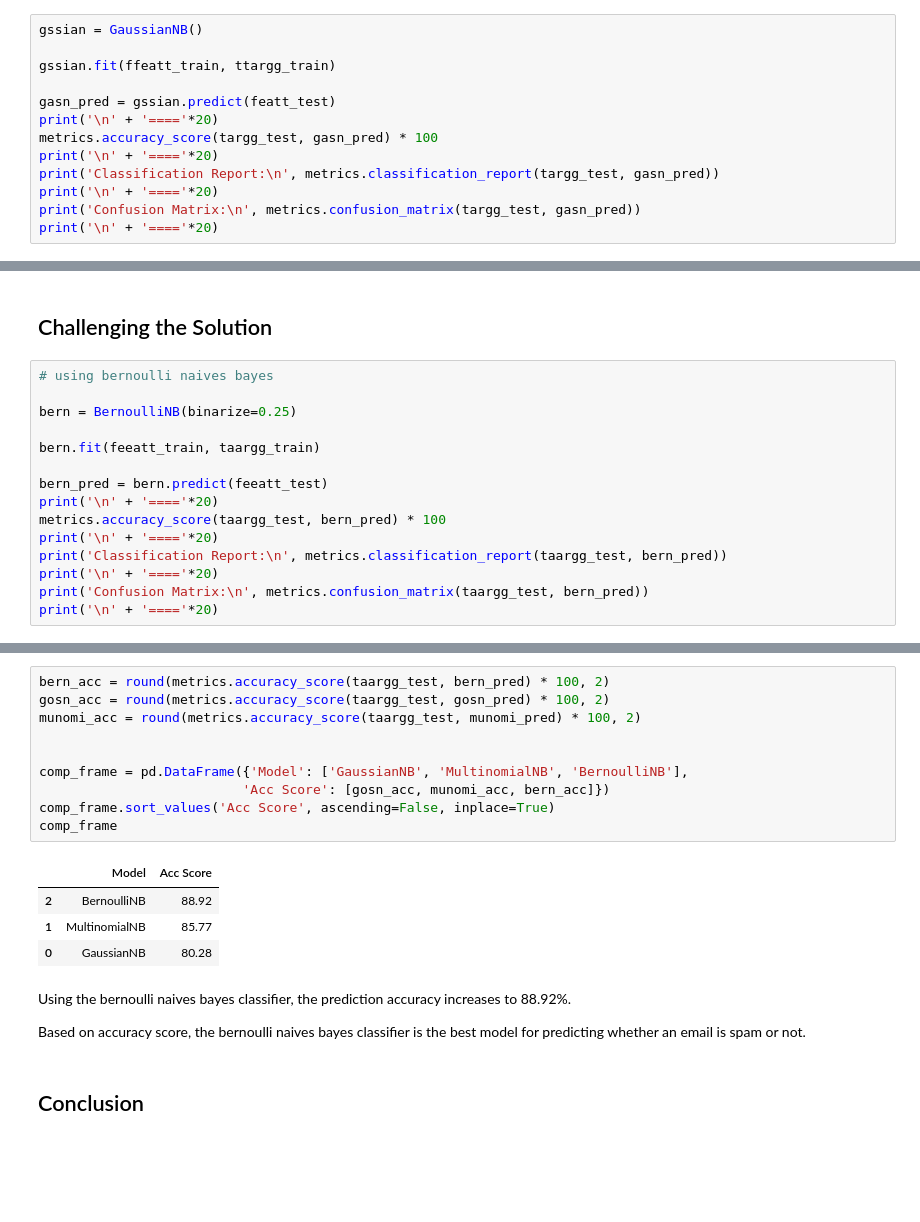
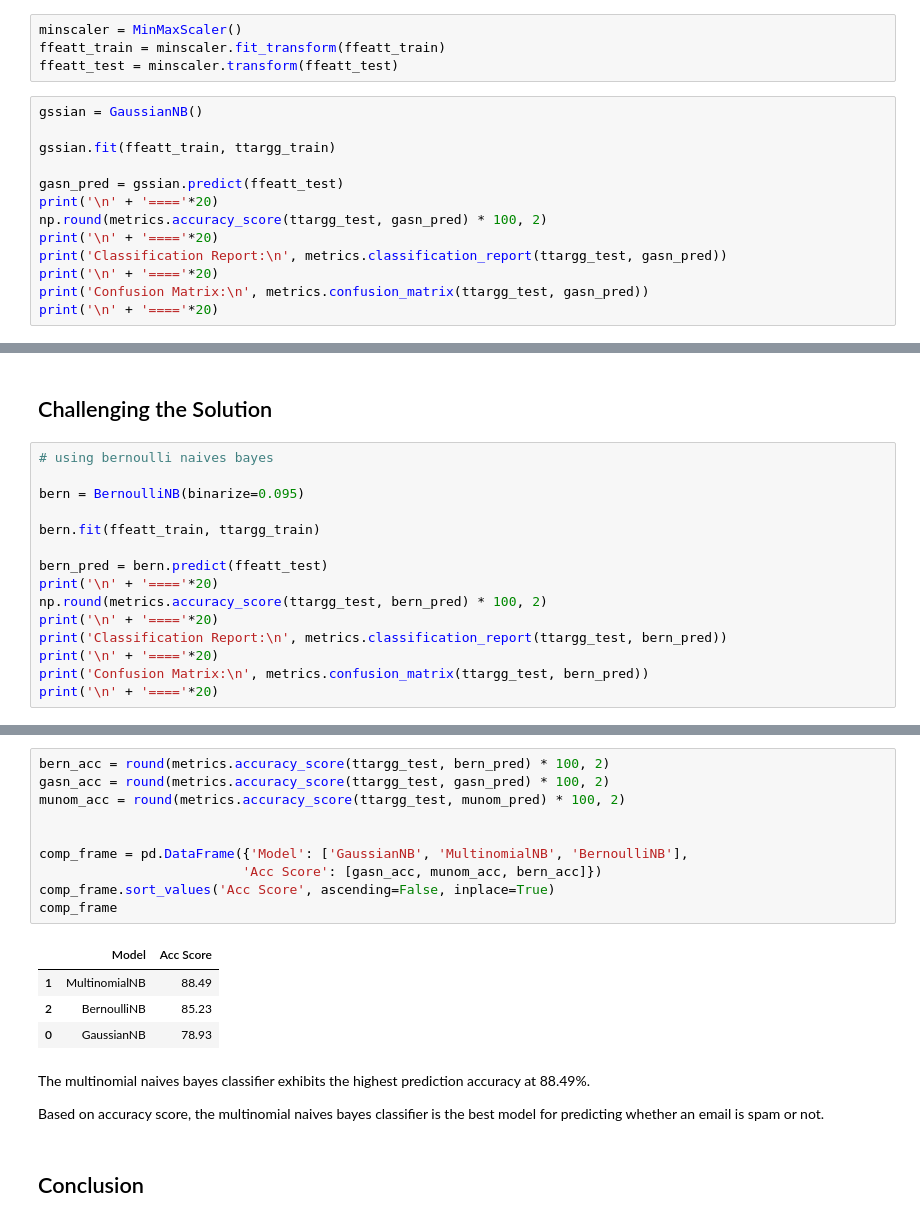
Before and after one commit to booorayan/naive_bayes_knn, a Jupyter notebook: Categorizing_Mail_As_Spam.ipynb, the cells around one changed output, grey strips where cells are left out. Saved outputs shown, nothing was run; the diff lists cells and outputs as text; blank space fills up the shorter version.

```diff
--- a/Categorizing_Mail_As_Spam.ipynb
+++ b/Categorizing_Mail_As_Spam.ipynb
@@ -324,18 +395,22 @@ featt train shape: (3220, 47)
 targg train shape: (3680,)
 featt test shape: (1381, 47)
 targg test shape: (1381,)
+# %%
+minscaler = MinMaxScaler()
+ffeatt_train = minscaler.fit_transform(ffeatt_train)
+ffeatt_test = minscaler.transform(ffeatt_test)
 # %%
 gssian = GaussianNB()
 
 gssian.fit(ffeatt_train, ttargg_train)
 
-gasn_pred = gssian.predict(featt_test)
+gasn_pred = gssian.predict(ffeatt_test)
 print('\n' + '===='*20)
-metrics.accuracy_score(targg_test, gasn_pred) * 100
+np.round(metrics.accuracy_score(ttargg_test, gasn_pred) * 100, 2)
 print('\n' + '===='*20)
-print('Classification Report:\n', metrics.classification_report(targg_test, gasn_pred))
+print('Classification Report:\n', metrics.classification_report(ttargg_test, gasn_pred))
 print('\n' + '===='*20)
-print('Confusion Matrix:\n', metrics.confusion_matrix(targg_test, gasn_pred))
+print('Confusion Matrix:\n', metrics.confusion_matrix(ttargg_test, gasn_pred))
 print('\n' + '===='*20)
 # %% [output]
 GaussianNB(priors=None, var_smoothing=1e-09)
@@ -656,16 +750,16 @@ When we balance the values in the target variable , the accuracy of the model de
 # %%
 # using bernoulli naives bayes
 
-bern = BernoulliNB(binarize=0.25)
+bern = BernoulliNB(binarize=0.095)
 
-bern.fit(feeatt_train, taargg_train)
+bern.fit(ffeatt_train, ttargg_train)
 
-bern_pred = bern.predict(feeatt_test)
+bern_pred = bern.predict(ffeatt_test)
 print('\n' + '===='*20)
-metrics.accuracy_score(taargg_test, bern_pred) * 100
+np.round(metrics.accuracy_score(ttargg_test, bern_pred) * 100, 2)
 print('\n' + '===='*20)
-print('Classification Report:\n', metrics.classification_report(taargg_test, bern_pred))
+print('Classification Report:\n', metrics.classification_report(ttargg_test, bern_pred))
 print('\n' + '===='*20)
-print('Confusion Matrix:\n', metrics.confusion_matrix(taargg_test, bern_pred))
+print('Confusion Matrix:\n', metrics.confusion_matrix(ttargg_test, bern_pred))
 print('\n' + '===='*20)
 # %% [output]
@@ -693,22 +847,22 @@ Confusion Matrix:
 # %%
-bern_acc = round(metrics.accuracy_score(taargg_test, bern_pred) * 100, 2)
-gosn_acc = round(metrics.accuracy_score(taargg_test, gosn_pred) * 100, 2)
-munomi_acc = round(metrics.accuracy_score(taargg_test, munomi_pred) * 100, 2)
+bern_acc = round(metrics.accuracy_score(ttargg_test, bern_pred) * 100, 2)
+gasn_acc = round(metrics.accuracy_score(ttargg_test, gasn_pred) * 100, 2)
+munom_acc = round(metrics.accuracy_score(ttargg_test, munom_pred) * 100, 2)
 
 
 comp_frame = pd.DataFrame({'Model': ['GaussianNB', 'MultinomialNB', 'BernoulliNB'],
-                          'Acc Score': [gosn_acc, munomi_acc, bern_acc]})
+                          'Acc Score': [gasn_acc, munom_acc, bern_acc]})
 comp_frame.sort_values('Acc Score', ascending=False, inplace=True)
 comp_frame
 # %% [output]
 |  | Model | Acc Score |
-| 2 | BernoulliNB | 88.92 |
-| 1 | MultinomialNB | 85.77 |
-| 0 | GaussianNB | 80.28 |
+| 1 | MultinomialNB | 88.49 |
+| 2 | BernoulliNB | 85.23 |
+| 0 | GaussianNB | 78.93 |
 # %% [markdown]
-Using the bernoulli naives bayes classifier, the prediction accuracy increases to 88.92%.
+The multinomial naives bayes classifier exhibits the highest prediction accuracy at 88.49%.
 
-Based on accuracy score, the bernoulli naives bayes classifier is the best model for predicting whether an email is spam or not.
+Based on accuracy score, the multinomial naives bayes classifier is the best model for predicting whether an email is spam or not.
 # %% [markdown]
 ## Conclusion
 # %% [markdown]
```
Also changed, not shown: parts of 35 cells of this notebook.
